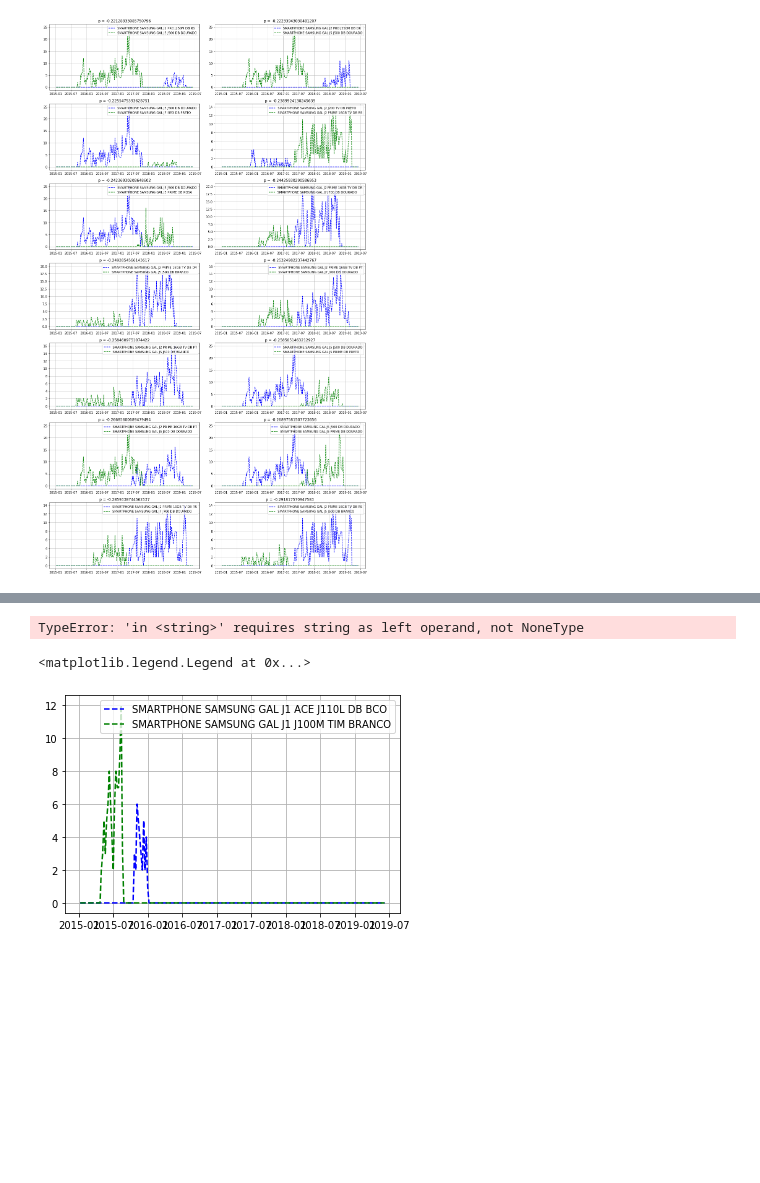
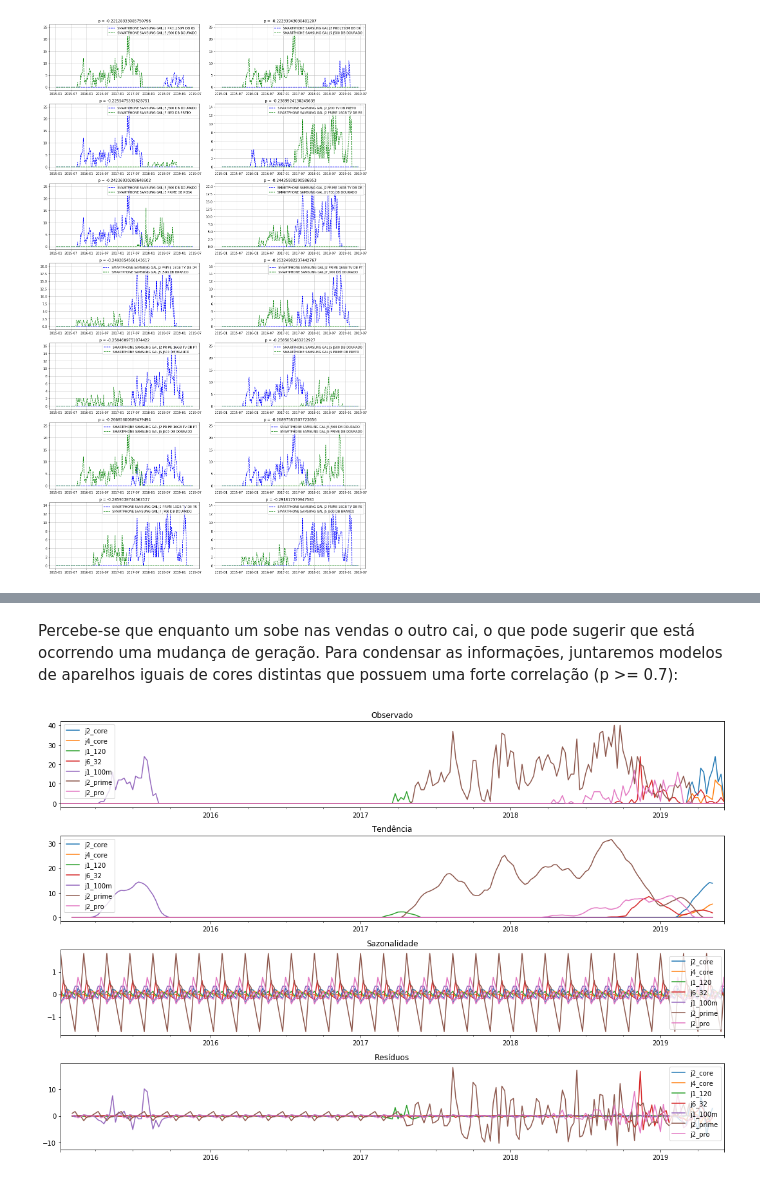
Before and after one commit to LuyzaDomingos/PrevisaoVendasFinalVersion, a Jupyter notebook: previsao/Celulares.ipynb, the cells around one changed output, grey strips where cells are left out. Cells and saved outputs as stored; diff of their text form; code cells hidden in the pictures; blank space fills up the shorter version.

```diff
--- a/previsao/Celulares.ipynb
+++ b/previsao/Celulares.ipynb
@@ -268,8 +154,0 @@ year_dict = {'SMARTPHONE SAMSUNG GAL J1 ACE J110L DB BCO':'2016',
-# %%
-n = []
-for i in range(5, 9):
-    fam = [x for x in df.columns if year_dict.get(x) in ('201' + str(i))]
-    n.append(("Modelo 201" + str(i)))
-    dfw[("Modelo 201" + str(i))] = dfw[fam].sum(axis=1)
-# %% [output]
-TypeError: 'in <string>' requires string as left operand, not NoneType
@@ -328,3 +154,0 @@ plt.show()
-# %%
-dfw["Galaxy J"] = dfw[['Modelo 2015', 'Modelo 2016', 'Modelo 2017', 'Modelo 2018']].sum(axis=1)
-plt.plot(dfw['Galaxy J'])
@@ -356,7 +155,25 @@ x = [x for x in df.columns if "SMARTPHONE SAMSUNG GAL J" in x]
-# %%
-plt.grid(True)
-plt.plot(dfw[x[0]], "b--", dfw[x[2]], "g--", label=so.index[i][0])
-plt.legend([x[0],x[2]], loc ='upper right')
-# %% [output]
-<matplotlib.legend.Legend at 0x...>
-[figure, removed]
+# %% [markdown]
+Percebe-se que enquanto um sobe nas vendas o outro cai, o que pode sugerir que está ocorrendo uma mudança de geração. Para condensar as informações, juntaremos modelos de aparelhos iguais de cores distintas que possuem uma forte correlação (p >= 0.7):
+# %%
+dfw['j2_core'] = dfw['SMARTPHONE SAMSUNG GAL J2 CORE 16GB PRATA'] + dfw['SMARTPHONE SAMSUNG GAL J2 CORE 16GB PRETO']
+dfw['j4_core'] = dfw['SMARTPHONE SAMSUNG GAL J4 CORE 16GB COBRE'] + dfw['SMARTPHONE SAMSUNG GAL J4 CORE 16GB PRETO']
+dfw['j1_120'] = dfw['SMARTPHONE SAMSUNG GAL J1 J120 4G DB  DOURADO'] + dfw['SMARTPHONE SAMSUNG GAL J1 J120 4G DB  PRETO']
+dfw['j6_32'] = dfw['SMARTPHONE SAMSUNG GAL J6 32GB PRATA'] + dfw['SMARTPHONE SAMSUNG GAL J6 32GB PRETO']
+dfw['j1_100m'] = dfw['SMARTPHONE SAMSUNG GAL J1 J100M TIM BRANCO'] + dfw['SMARTPHONE SAMSUNG GAL J1 J100M TIM PRETO']
+dfw['j2_prime'] = dfw['SMARTPHONE SAMSUNG GAL J2 PRIME 16GB TV DB PT'] + dfw['SMARTPHONE SAMSUNG GAL J2 PRIME 16GB TV DB RS'] + dfw['SMARTPHONE SAMSUNG GAL J2 PRIME 16GB TV DB DR']
+dfw['j2_pro'] = dfw['SMARTPHONE SAMSUNG GAL J2 PRO J250M DB DR'] + dfw['SMARTPHONE SAMSUNG GAL J2 PRO J250M DB RS']
+# %%
+result = seasonal_decompose(dfw[['j2_core', 'j4_core', 'j1_120', 'j6_32', 'j1_100m', 'j2_prime', 'j2_pro']], model = 'additive', freq = 8)
+
+#Cria 4 figs
+fig, (ax1,ax2,ax3,ax4) = plt.subplots(4,1, figsize =(15,10))
+
+#Plota
+result.observed.plot(ax = ax1, title = "Observado")
+result.trend.plot(ax = ax2, title = "Tendência")
+result.seasonal.plot(ax = ax3, title = "Sazonalidade")
+result.resid.plot(ax = ax4, title = "Resíduos")
+
+plt.tight_layout()
+# %% [output]
+[figure, added]
```
Also changed, not shown: parts of 34 cells of this notebook.
